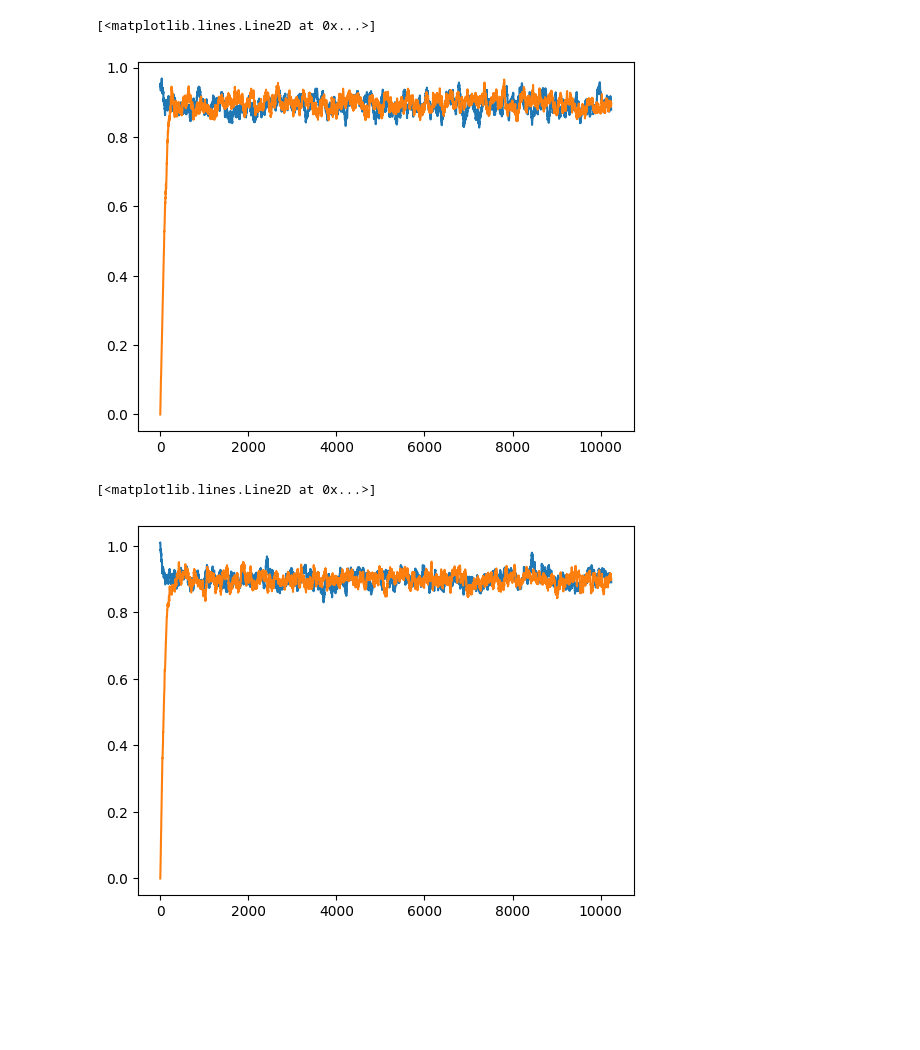
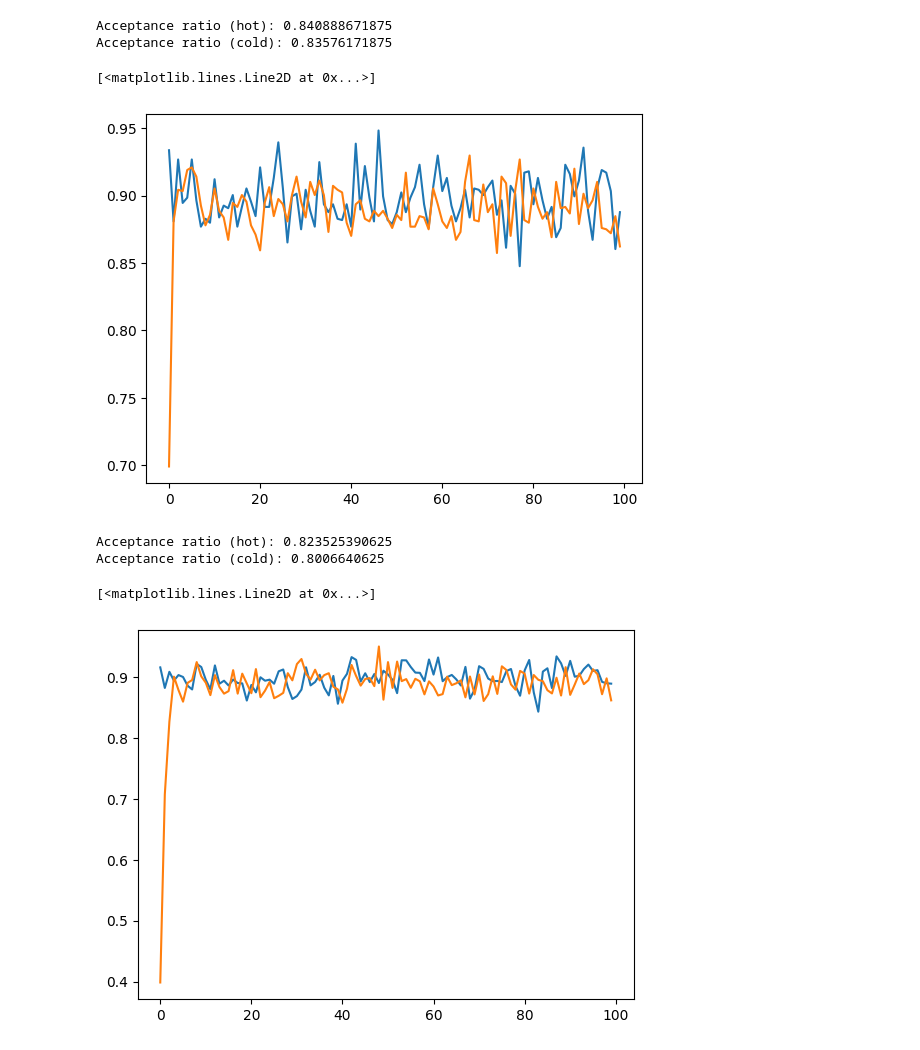
Before and after one commit to danielgonfil/gauge, a Jupyter notebook: gauge.ipynb, the cells around one changed output. Saved outputs shown, nothing was run; the diff lists cells and outputs as text; code cells hidden in the pictures; blank space fills up the shorter version.

```diff
--- a/gauge.ipynb
+++ b/gauge.ipynb
@@ -6,22 +6,30 @@ from gauge import GaugeLattice
 from gauge_group import *
 # %%
-gauge_model = GaugeLattice(grp = ZN(3), M = 4, beta = 0.2, start = 'hot')
-hist = gauge_model.sim(100 * 4 * 4 ** 4, 10)
-gauge_model = GaugeLattice(grp = ZN(3), M = 4, beta = 0.2, start = 'cold')
-hist2 = gauge_model.sim(100 * 4 * 4 ** 4, 10)
+gauge_model = GaugeLattice(grp = ZN(3), M = 4, beta = 0.2, start = 'hot', eps = 0.1)
+hist, acc_ratio = gauge_model.sim(100)
+print(f"Acceptance ratio (hot): {acc_ratio}")
+gauge_model = GaugeLattice(grp = ZN(3), M = 4, beta = 0.2, start = 'cold', eps = 0.1)
+hist2, acc_ratio2 = gauge_model.sim(100)
+print(f"Acceptance ratio (cold): {acc_ratio2}")
 plt.plot(hist)
 plt.plot(hist2)
 # %% [output]
-[<matplotlib.lines.Line2D at 0x...>]
+Acceptance ratio (hot): 0.840888671875
+Acceptance ratio (cold): 0.83576171875
+[<matplotlib.lines.Line2D at 0x...>]
-[figure, old version]
+[figure, new version]
 # %%
-gauge_model = GaugeLattice(grp = U1(), M = 4, beta = 0.2, start = 'hot')
-hist = gauge_model.sim(100 * 4 * 4 ** 4, 10)
-gauge_model = GaugeLattice(grp = U1(), M = 4, beta = 0.2, start = 'cold')
-hist2 = gauge_model.sim(100 * 4 * 4 ** 4, 10)
+gauge_model = GaugeLattice(grp = U1(), M = 4, beta = 0.2, start = 'hot', eps = 1)
+hist, acc_ratio = gauge_model.sim(100)
+print(f"Acceptance ratio (hot): {acc_ratio}")
+gauge_model = GaugeLattice(grp = U1(), M = 4, beta = 0.2, start = 'cold', eps = 1)
+hist2, acc_ratio2 = gauge_model.sim(100)
+print(f"Acceptance ratio (cold): {acc_ratio2}")
 plt.plot(hist)
 plt.plot(hist2)
 # %% [output]
-[<matplotlib.lines.Line2D at 0x...>]
+Acceptance ratio (hot): 0.823525390625
+Acceptance ratio (cold): 0.8006640625
+[<matplotlib.lines.Line2D at 0x...>]
-[figure, old version]
+[figure, new version]
 # %%
```
Also changed, not shown: parts of 5 cells of this notebook, 9 other files.
